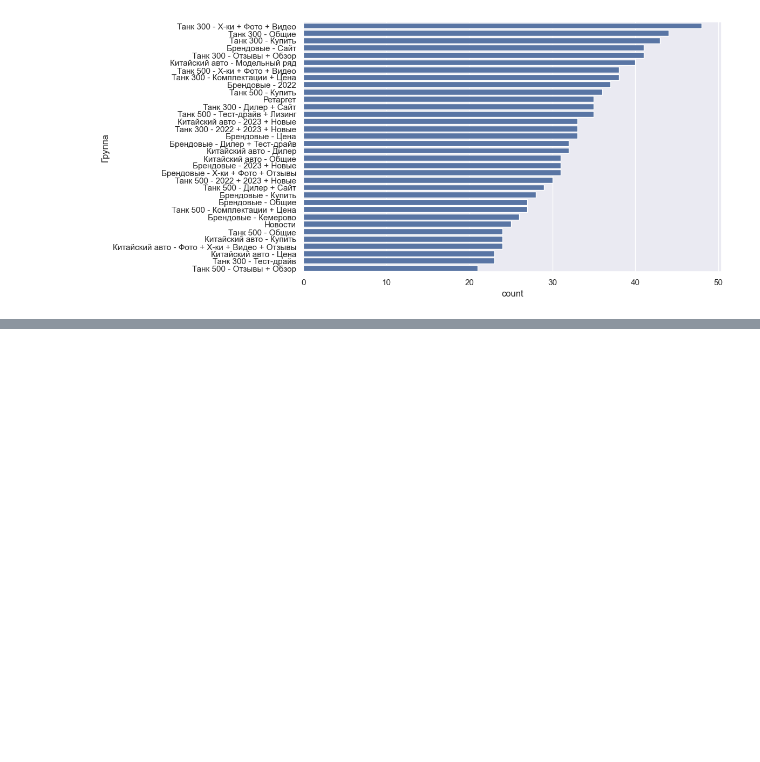
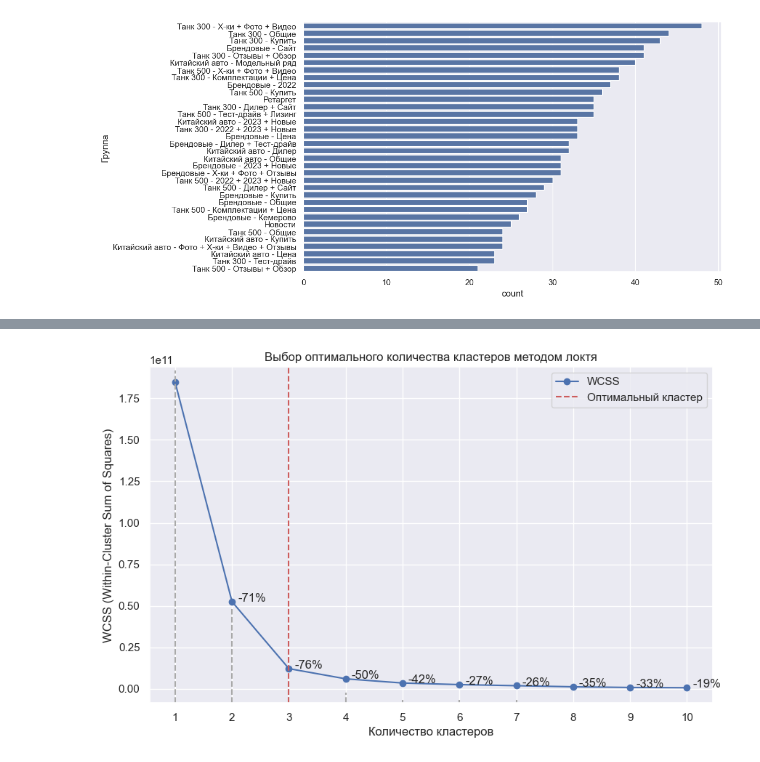
Before and after one commit to neZorinEgor/AdsAnalyzer, a Jupyter notebook: analys/main.ipynb, the cells around one changed output, grey strips where cells are left out. Saved outputs shown, nothing was run; the diff lists cells and outputs as text; code cells hidden in the pictures; blank space fills up the shorter version.

```diff
--- a/analys/main.ipynb
+++ b/analys/main.ipynb
@@ -323,6 +323,8 @@ plt.show()
 # %%
 columns_to_drop = [
     "Дата",
+    "Тип объявления",
+    "№ Объявления",
     "Доход (руб.)",
     "Доля рекламных расходов/Клик по номеру телефона",
     "Доля рекламных расходов/Клик по email",
@@ -366,0 +375,21 @@ memory usage: 223.2+ KB
+# %%
+columns_to_find_corr = [
+    "Показы",
+    "Взвешенные показы",
+    "Клики",
+    "CTR (%)",
+    "wCTR (%)",
+    "Расход (руб.)",
+    "Ср. цена клика (руб.)",
+    "Ср. ставка за клик (руб.)",
+    "Отказы (%)",
+    "Глубина (стр.)",
+    "Прибыль (руб.)"
+]
+wcss = {}                    # Сумма внутрикластерных расстояний
+percentage_error_diff = {}   # Процентные изменения WCSS
+X = pd.get_dummies(analys_df[columns_to_find_corr])
+
+for i in range(1, 11):
+    kmeans = KMeans(n_clusters=i, max_iter=1000, init="k-means++", random_state=42)
+    wcss[i] = kmeans.fit(X).inertia_
@@ -366,0 +399,21 @@ memory usage: 223.2+ KB
+# %%
+# Строит график метода локтя для выбора оптимального количества кластеров
+plt.figure(figsize=(10, 6))
+plt.title("Выбор оптимального количества кластеров методом локтя")
+plt.xlabel("Количество кластеров")
+plt.ylabel("WCSS (Within-Cluster Sum of Squares)")
+plt.xticks(range(1, 11))
+plt.plot(wcss.keys(), wcss.values(), marker='o', label="WCSS")
+
+wcss_values = list(wcss.values())
+max_val = max(wcss_values)
+for i in range(len(wcss_values) - 1):
+    diff = wcss_values[i] - wcss_values[i + 1]
+    percentage_error_diff[f"{i+1}-{i+2}"] = int(diff * 100 / wcss_values[i])
+    plt.axvline(x=i + 1, color="darkgray", linestyle="--", ymax=int(wcss_values[i] * 100 / max_val) / 100)
+    plt.text(x=i + 2.1, y=wcss_values[i + 1] + 200, s=f"-{int(diff * 100 / wcss_values[i])}%")
+plt.axvline(3, color="indianred", label="Оптимальный кластер", linestyle="--")
+plt.legend()
+plt.show()
+# %% [output]
+[figure, added]
```
Also changed, not shown: parts of 5 cells of this notebook.
